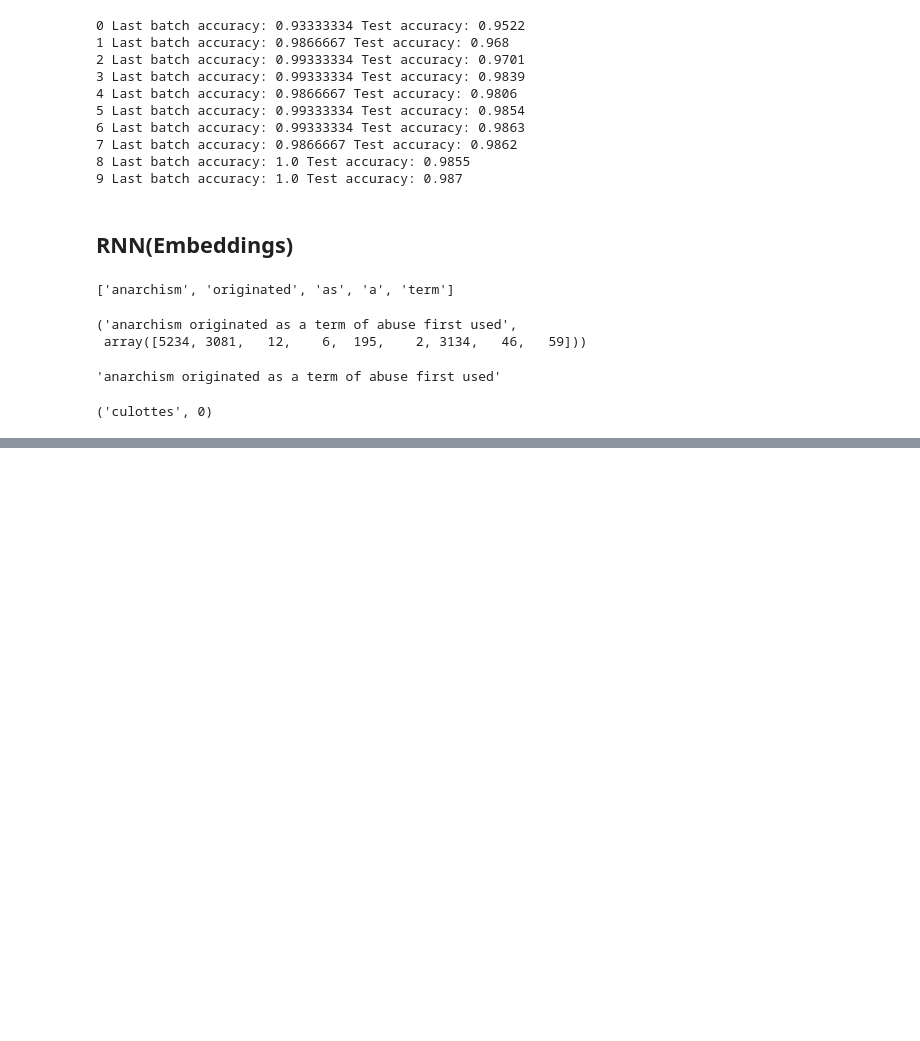
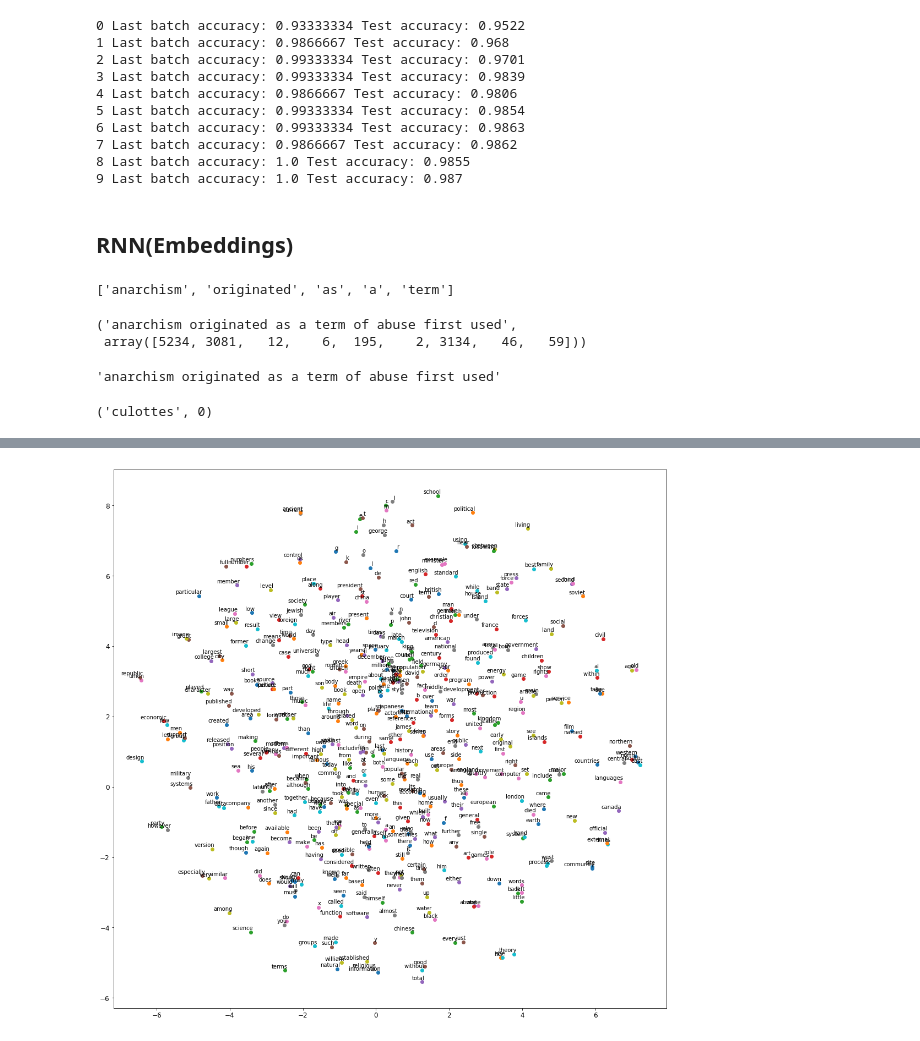
Before and after one commit to MatchaSlap/mlPractice, a Jupyter notebook: NewralNetwork.ipynb, the cells around one changed output, grey strips where cells are left out. Saved outputs shown, nothing was run; the diff lists cells and outputs as text; code cells hidden in the pictures; blank space fills up the shorter version.

```diff
--- a/NewralNetwork.ipynb
+++ b/NewralNetwork.ipynb
@@ -935,0 +968,3 @@ words[24], data[24]
+# %%
+data_index = 0
+batch, labels = generate_batch(8,2,1)
@@ -935,0 +1011,22 @@ words[24], data[24]
+# %%
+train_inputs = tf.placeholder(tf.int32, shape=[None])
+embed = tf.nn.embedding_lookup(embeddings, train_inputs)
+# %%
+nce_weights = tf.Variable(
+    tf.truncated_normal([vocabulary_size, embedding_size],
+                       stddev= 1.0 / np.sqrt(embedding_size)))
+nce_biases = tf.Variable(tf.zeros([vocabulary_size]))
+
+loss = tf.reduce_mean(
+    tf.nn.nce_loss(nce_weights, nce_biases, train_labels, embed,
+                   num_sampled,vocabulary_size))
+
+optimizer = tf.train.AdamOptimizer(learning_rate)
+trainning_op = optimizer.minimize(loss)
+
+norm = tf.sqrt(tf.reduce_sum(tf.square(embeddings), axis=1, keepdims=True))
+normalized_embeddings = embeddings / norm
+valid_embeddings = tf.nn.embedding_lookup(normalized_embeddings, valid_dataset)
+similarity = tf.matmul(valid_embeddings, normalized_embeddings, transpose_b=True)
+
+init = tf.global_variables_initializer()
@@ -935,0 +1086,21 @@ words[24], data[24]
+# %%
+def plot_with_labels(low_dim_embs, labels):
+    assert low_dim_embs.shape[0] >= len(labels), "More labels than embeddings"
+    plt.figure(figsize=(18, 18))
+    for i, label in enumerate(labels):
+        x,y = low_dim_embs[i,:]
+        plt.scatter(x,y)
+        plt.annotate(label,xy=(x,y), xytext=(5,2),
+                    textcoords='offset points',
+                    ha='right',
+                    va='bottom')
+# %%
+from sklearn.manifold import TSNE
+
+tsne = TSNE(perplexity=30, n_components=2, init='pca', n_iter=5000)
+plot_only = 500
+low_dim_embs = tsne.fit_transform(final_embeddings[:plot_only, :])
+labels = [vocabulary[i] for i in range(plot_only)]
+plot_with_labels(low_dim_embs, labels)
+# %% [output]
+[figure, added]
```
Also changed, not shown: parts of 10 cells of this notebook, 2 other files.
